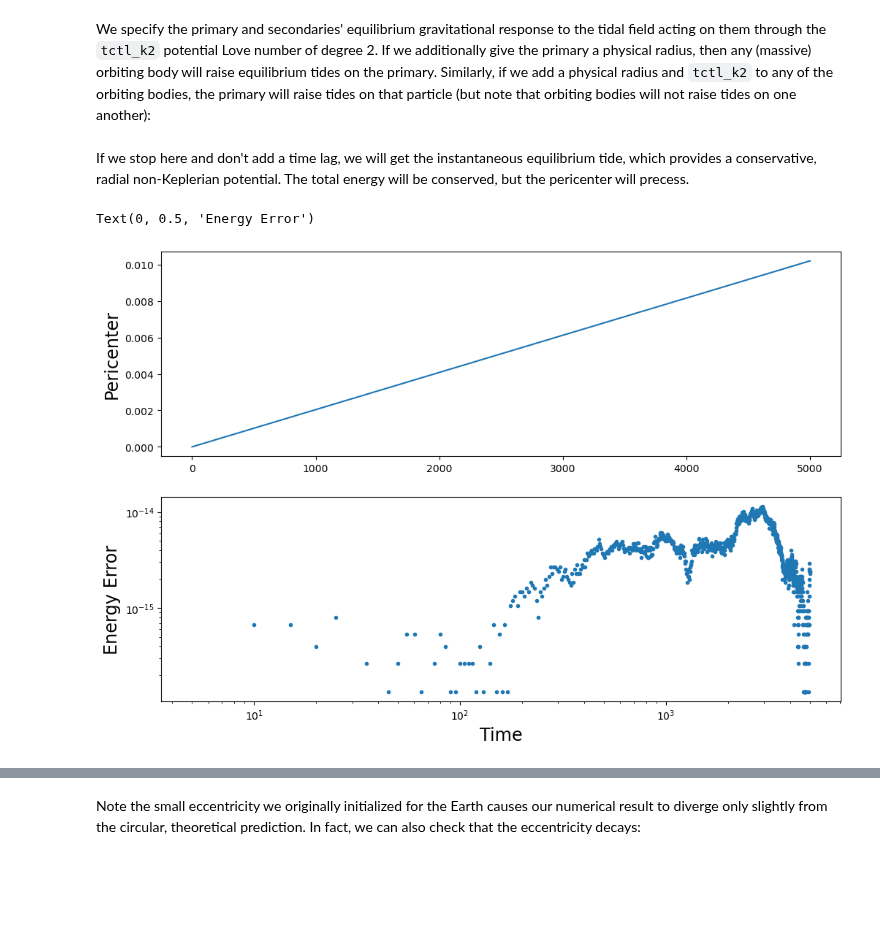
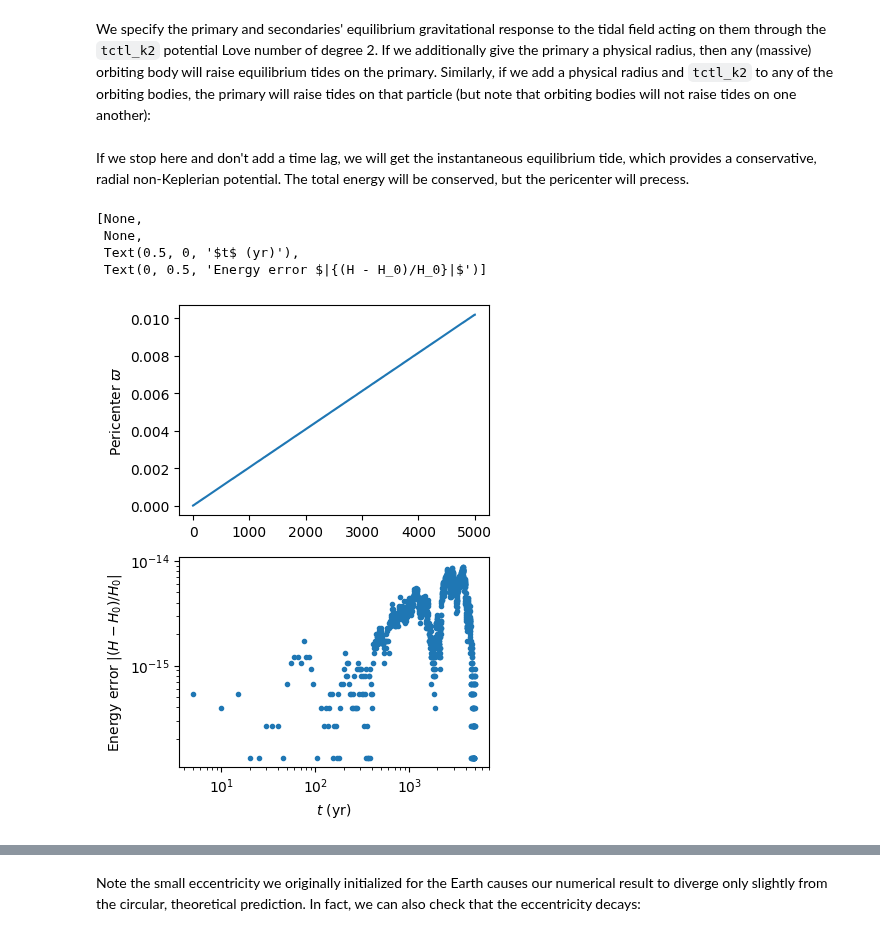
Before and after one commit to dtamayo/reboundx, a Jupyter notebook: ipython_examples/TidesConstantTimeLag.ipynb, the cells around one changed output, grey strips where cells are left out. Saved outputs shown, nothing was run; the diff lists cells and outputs as text; code cells hidden in the pictures; blank space fills up the shorter version.

```diff
--- a/ipython_examples/TidesConstantTimeLag.ipynb
+++ b/ipython_examples/TidesConstantTimeLag.ipynb
@@ -24,7 +22,9 @@ def getsim():
 
     return sim, rebx, tides
 # %% [markdown]
-We specify the primary and secondaries' equilibrium gravitational response to the tidal field acting on them through the `tctl_k2` potential Love number of degree 2. If we additionally give the primary a physical radius, then any (massive) orbiting body will raise equilibrium tides on the primary. Similarly, if we add a physical radius and `tctl_k2` to any of the orbiting bodies, the primary will raise tides on that particle (but note that orbiting bodies will not raise tides on one another):
+We specify the primary and secondaries' equilibrium gravitational response to the tidal field acting on them through the `tctl_k2` potential Love number of degree 2.
+If we additionally give the primary a physical radius, then any (massive) orbiting body will raise equilibrium tides on the primary.
+Similarly, if we add a physical radius and `tctl_k2` to any of the orbiting bodies, the primary will raise tides on that particle (but note that orbiting bodies will not raise tides on one another):
 # %%
 sim, rebx, tides = getsim()
 ps = sim.particles
@@ -33,5 +33,6 @@ ps[0].params["tctl_k2"] = 0.03
 # %% [markdown]
-If we stop here and don't add a time lag, we will get the instantaneous equilibrium tide, which provides a conservative, radial non-Keplerian potential. The total energy will be conserved, but the pericenter will precess.
+If we stop here and don't add a time lag, we will get the instantaneous equilibrium tide, which provides a conservative, radial non-Keplerian potential.
+The total energy will be conserved, but the pericenter will precess.
 # %%
 H0 = sim.energy() + rebx.tides_constant_time_lag_potential()
 tmax = 5000
@@ -48,17 +49,19 @@ for i, time in enumerate(times):
 # %%
-%matplotlib inline
 import matplotlib.pyplot as plt
-fig, axarr = plt.subplots(nrows=2, figsize=(12,8))
-axarr[0].plot(times, pomega)
-axarr[0].set_ylabel("Pericenter", fontsize='xx-large')
-axarr[1].plot(times, Eerr, '.')
-axarr[1].set_xscale('log')
-axarr[1].set_yscale('log')
-axarr[1].set_xlabel('Time', fontsize='xx-large')
-axarr[1].set_ylabel('Energy Error', fontsize='xx-large')
+
+fig, axs = plt.subplots(nrows=2, figsize=(4, 6))
+
+axs[0].plot(times, pomega)
+axs[0].set(ylabel=r'Pericenter $\varpi$')
+axs[1].plot(times, Eerr, '.')
+axs[1].set(xscale='log', yscale='log', xlabel=r'$t$ (yr)',
+           ylabel=r'Energy error $|{(H - H_0)/H_0}|$')
 # %% [output]
-Text(0, 0.5, 'Energy Error')
+[None,
+ None,
+ Text(0.5, 0, '$t$ (yr)'),
+ Text(0, 0.5, 'Energy error $|{(H - H_0)/H_0}|$')]
-[figure, old version]
+[figure, new version]
 # %% [markdown]
 ## Constant Time Lag
 
```
Also changed, not shown: parts of 11 cells of this notebook.
